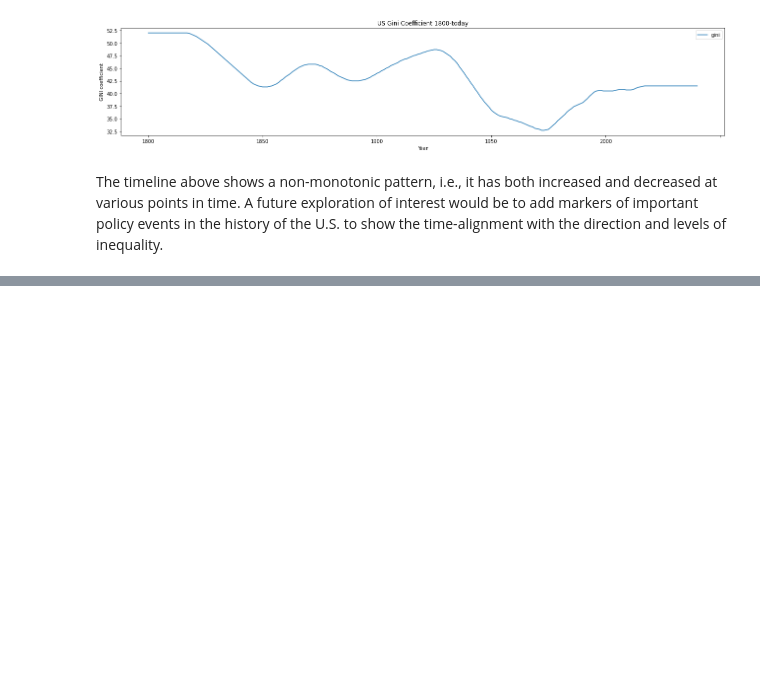
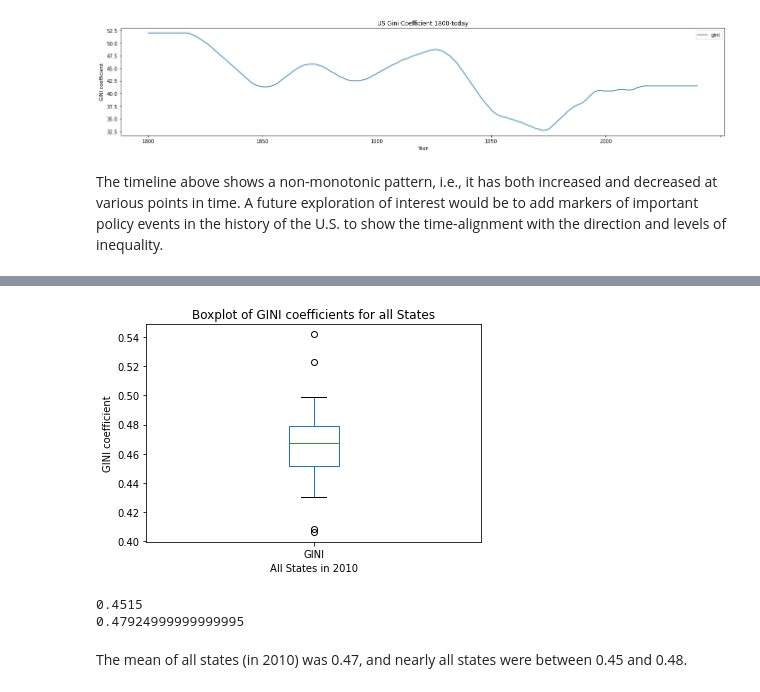
Before and after one commit to DonnaVakalis/nano, a Jupyter notebook: Project2.ipynb, the cells around one changed output, grey strips where cells are left out. Saved outputs shown, nothing was run; the diff lists cells and outputs as text; code cells hidden in the pictures; blank space fills up the shorter version.

```diff
--- a/Project2.ipynb
+++ b/Project2.ipynb
@@ -225,5 +225,14 @@ US_long= US_wide.melt(id_vars=["country"],
 # For States data, inser the 2-letter State codes
 df1 = df_codesUSA.copy()
 df2 = df_gini_USA.copy()
-US_long_USPS = pd.merge(df1, df2, left_on='Name ', right_on='State', how='inner') # merge Gini info with USPS state code
-US_long_USPS.drop('State', axis=1,inplace=True) # get rid of extra copy of State name
+
+def state_codes(df1,df2,left,right):
+    """
+    This function merges dataframes with different key names then gets rid of extra column
+    """
+    temp = pd.merge(df1, df2, left_on=left, right_on=right, how='inner') # merge Gini info with USPS state code
+    temp.drop(right, axis=1,inplace=True) # get rid of extra copy of State name
+
+    return temp
+
+US_long_USPS = state_codes(df1,df2,'Name ','State')
@@ -316,3 +349,21 @@ fig.show()
+# %%
+#What is the state-level spread of values in 2010?
+
+# boxplot US_long_USPS
+US_long_USPS.boxplot(column =['GINI'], grid = False);
+plt.title("Boxplot of GINI coefficients for all States")
+plt.xlabel('All States in 2010')
+plt.ylabel('GINI coefficient')
+plt.show()
+
+print(US_long_USPS['GINI'].quantile(q=0.25, interpolation='linear'))
+print(US_long_USPS['GINI'].quantile(q=0.75, interpolation='linear'))
+# %% [output]
+[figure, added]
+0.4515
+0.47924999999999995
+# %% [markdown]
+The mean of all states (in 2010) was 0.47, and nearly all states were between 0.45 and 0.48.
 # %% [markdown]
 <a id='conclusions'></a>
 ## Conclusions
```
Also changed, not shown: parts of 9 cells of this notebook.
